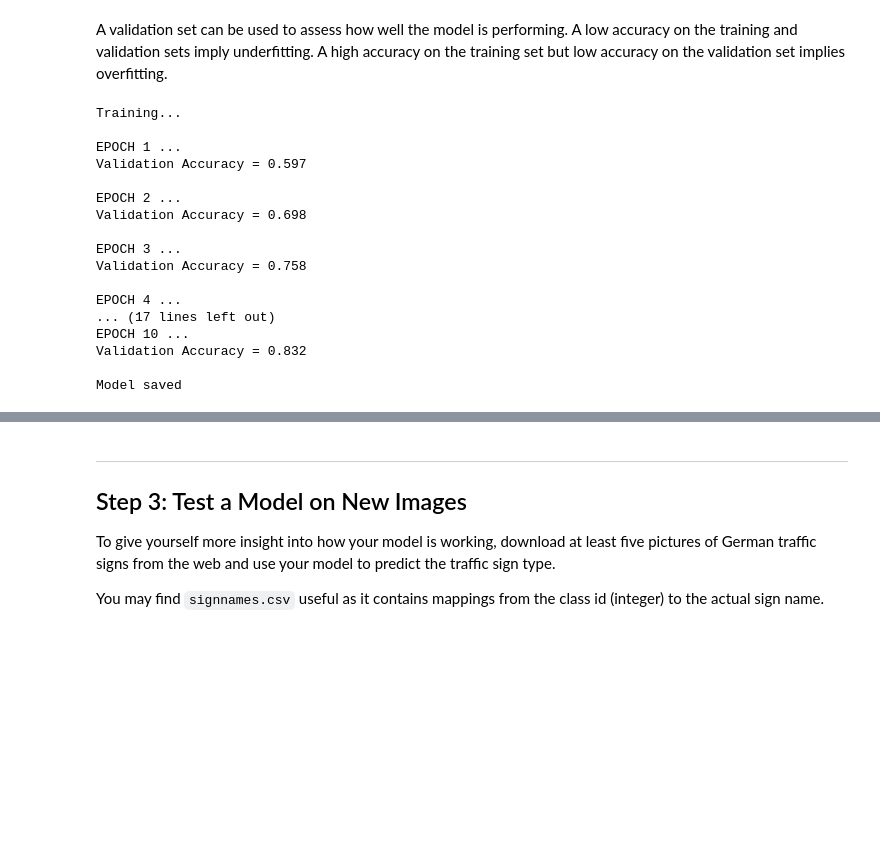
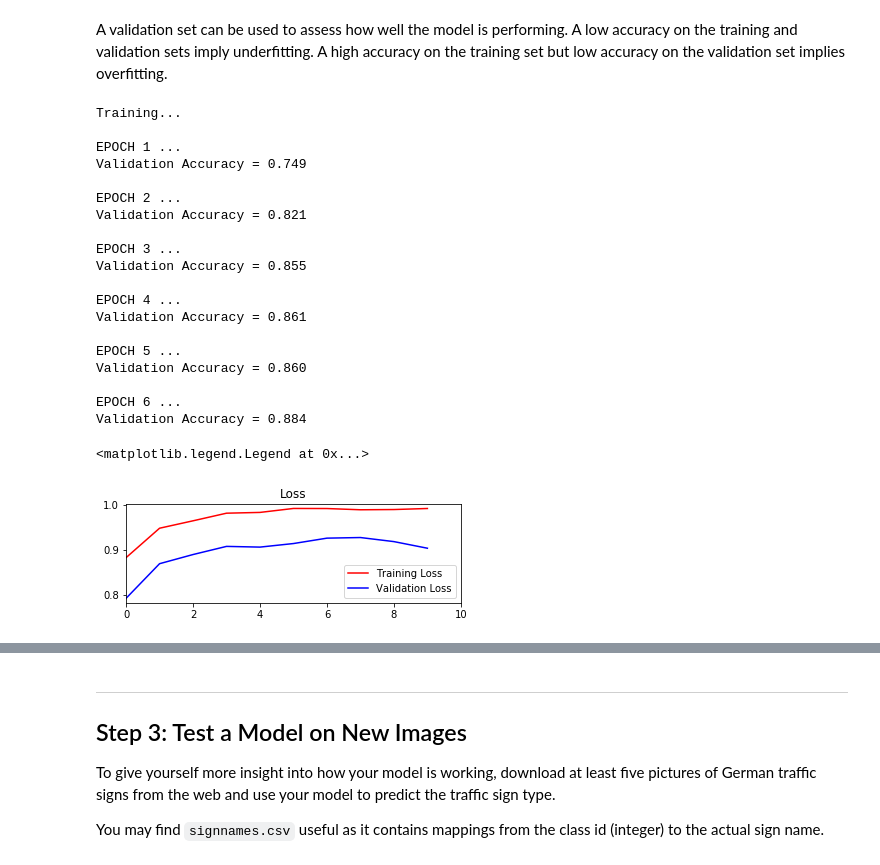
Before and after one commit to sanealytics/CarND-Traffic-Sign-Classifier-Project, a Jupyter notebook: Traffic_Sign_Classifier.ipynb, the cells around one changed output, grey strips where cells are left out. Saved outputs shown, nothing was run; the diff lists cells and outputs as text; code cells hidden in the pictures; blank space fills up the shorter version.

```diff
--- a/Traffic_Sign_Classifier.ipynb
+++ b/Traffic_Sign_Classifier.ipynb
@@ -243,6 +260,10 @@ def evaluate(X_data, y_data):
         total_accuracy += (accuracy * len(batch_x))
     return total_accuracy / num_examples
 # %%
+# Actual training
+train_loss_history = []
+valid_loss_history = []
+
 with tf.Session() as sess:
     sess.run(tf.global_variables_initializer())
     num_examples = len(X_train)
@@ -256,7 +277,10 @@ with tf.Session() as sess:
             batch_x, batch_y = X_train[offset:end], y_train[offset:end]
             sess.run(training_operation, feed_dict={x: batch_x, y: batch_y})
 
+        training_accuracy = evaluate(X_train, y_train)
+        train_loss_history.append(training_accuracy)
         validation_accuracy = evaluate(X_valid, y_valid)
+        valid_loss_history.append(validation_accuracy)
         print("EPOCH {} ...".format(i+1))
         print("Validation Accuracy = {:.3f}".format(validation_accuracy))
         print()
@@ -267,20 +291,33 @@ with tf.Session() as sess:
 Training...
 
 EPOCH 1 ...
-Validation Accuracy = 0.597
+Validation Accuracy = 0.749
 
 EPOCH 2 ...
-Validation Accuracy = 0.698
+Validation Accuracy = 0.821
 
 EPOCH 3 ...
-Validation Accuracy = 0.758
+Validation Accuracy = 0.855
 
 EPOCH 4 ...
-... (17 lines left out)
-EPOCH 10 ...
-Validation Accuracy = 0.832
+Validation Accuracy = 0.861
 
-Model saved
+EPOCH 5 ...
+Validation Accuracy = 0.860
+
+EPOCH 6 ...
+Validation Accuracy = 0.884
+# %%
+# Learning curves
+loss_plot = plt.subplot(2,1,1)
+loss_plot.set_title('Loss')
+loss_plot.plot(train_loss_history, 'r', label='Training Loss')
+loss_plot.plot(valid_loss_history, 'b', label='Validation Loss')
+loss_plot.set_xlim([0, EPOCHS])
+loss_plot.legend(loc=4)
+# %% [output]
+<matplotlib.legend.Legend at 0x...>
+[figure, added]
 # %%
 # Only do this once
 with tf.Session() as sess:
```
Also changed, not shown: parts of 19 cells of this notebook.
